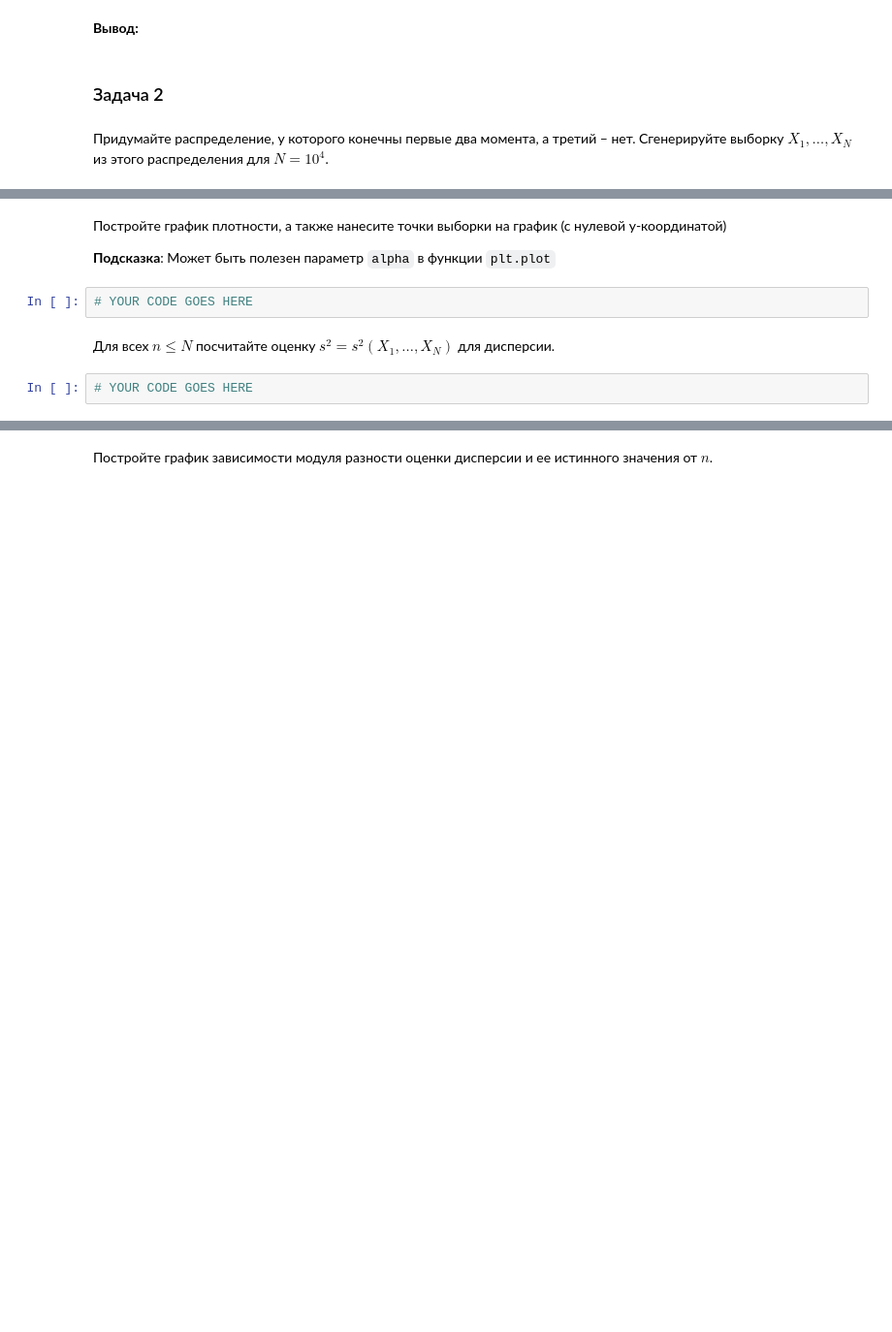
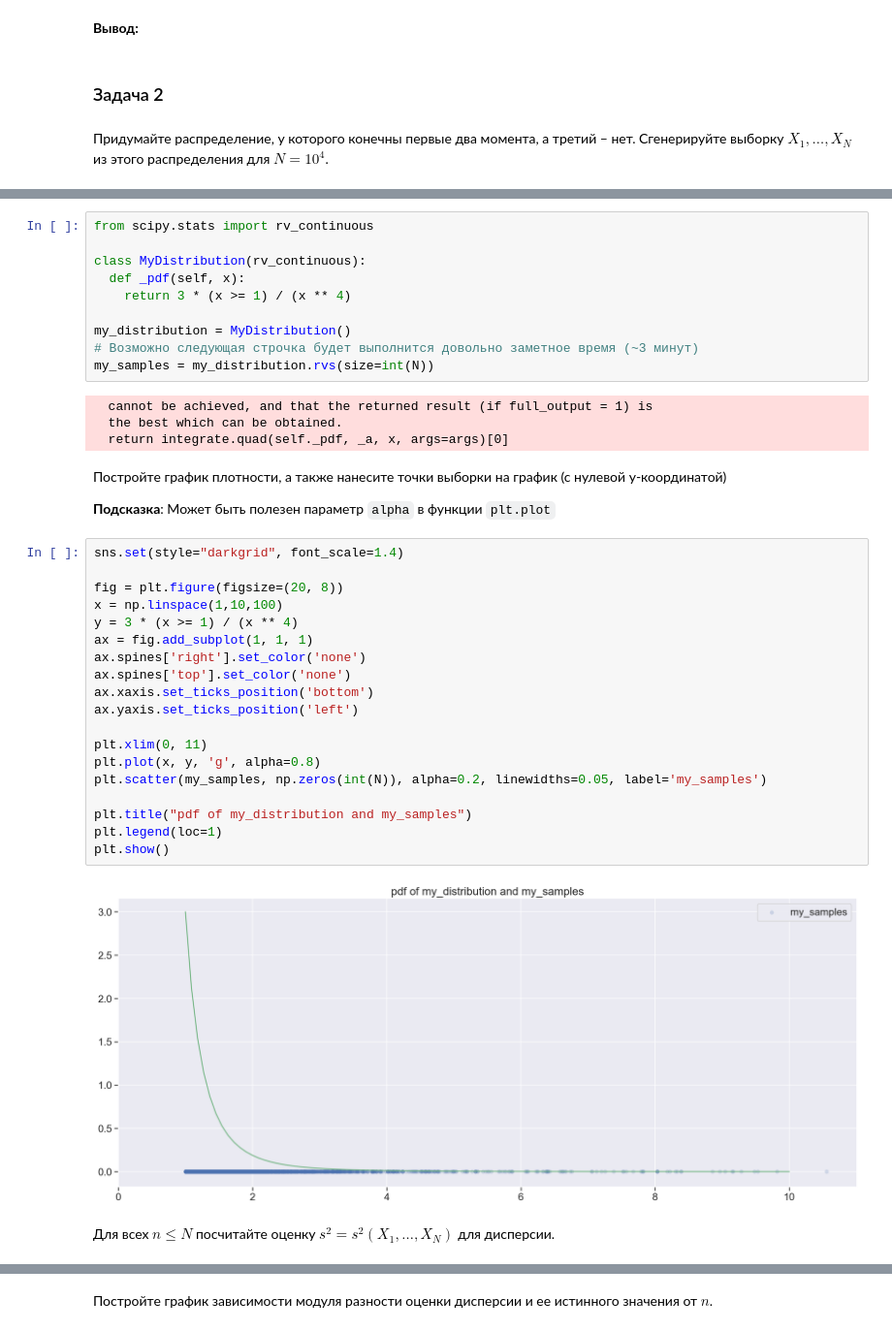
Before and after one commit to saro2808/math-stat-practice-mipt, a Jupyter notebook: assignment1.ipynb, the cells around one changed output, grey strips where cells are left out. Shown at 97% size. Saved outputs shown, nothing was run; the diff lists cells and outputs as text; blank space fills up the shorter version.

```diff
--- a/assignment1.ipynb
+++ b/assignment1.ipynb
@@ -128,10 +139,41 @@ __Вывод:__
+# %%
+from scipy.stats import rv_continuous
+
+class MyDistribution(rv_continuous):
+  def _pdf(self, x):
+    return 3 * (x >= 1) / (x ** 4)
+
+my_distribution = MyDistribution()
+# Возможно следующая строчка будет выполнится довольно заметное время (~3 минут)
+my_samples = my_distribution.rvs(size=int(N))
+# %% [output]
+  cannot be achieved, and that the returned result (if full_output = 1) is
+  the best which can be obtained.
+  return integrate.quad(self._pdf, _a, x, args=args)[0]
 # %% [markdown]
 Постройте график плотности, а также нанесите точки выборки на график (с нулевой y-координатой)
 
 **Подсказка**: Может быть полезен параметр `alpha` в функции `plt.plot`
-# %%
-# YOUR CODE GOES HERE
+# %%
+sns.set(style="darkgrid", font_scale=1.4)
+
+fig = plt.figure(figsize=(20, 8))
+x = np.linspace(1,10,100)
+y = 3 * (x >= 1) / (x ** 4)
+ax = fig.add_subplot(1, 1, 1)
+ax.spines['right'].set_color('none')
+ax.spines['top'].set_color('none')
+ax.xaxis.set_ticks_position('bottom')
+ax.yaxis.set_ticks_position('left')
+
+plt.xlim(0, 11)
+plt.plot(x, y, 'g', alpha=0.8)
+plt.scatter(my_samples, np.zeros(int(N)), alpha=0.2, linewidths=0.05, label='my_samples')
+
+plt.title("pdf of my_distribution and my_samples")
+plt.legend(loc=1)
+plt.show()
+# %% [output]
+[figure, added]
 # %% [markdown]
 Для всех $n \leq N$ посчитайте оценку $s^2 = s^2(X_1,\dots, X_N)$ для дисперсии.
-# %%
-# YOUR CODE GOES HERE
```
Also changed, not shown: parts of 22 cells of this notebook.
